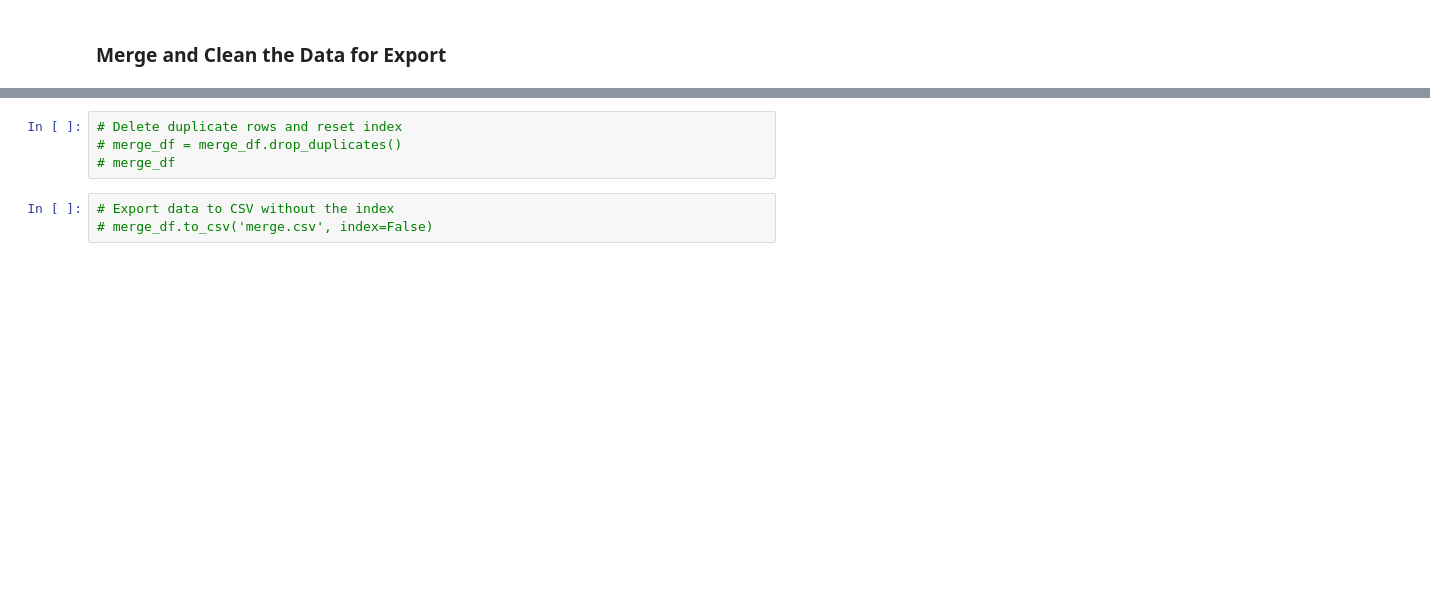
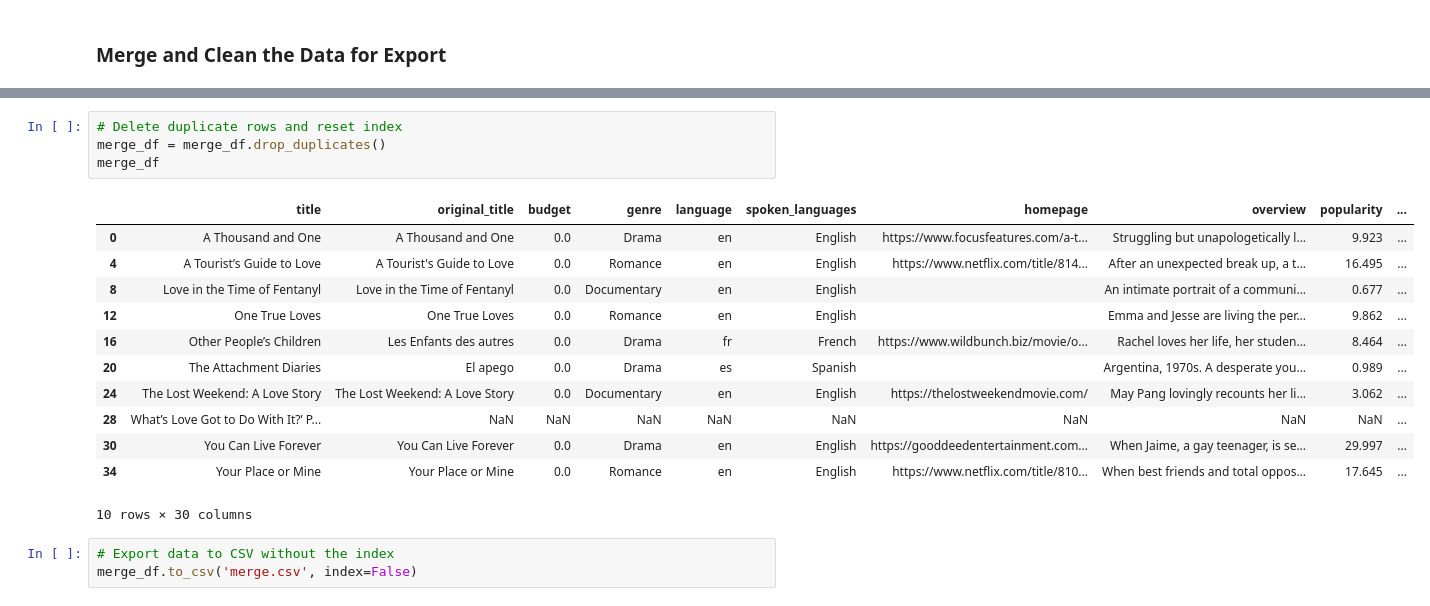
Before and after one commit to chelseyellen/data-sourcing-challenge, a Jupyter notebook: retrieve_movie_data.ipynb, the cells around one changed output, grey strips where cells are left out. Saved outputs shown, nothing was run; the diff lists cells and outputs as text; blank space fills up the shorter version.

```diff
--- a/retrieve_movie_data.ipynb
+++ b/retrieve_movie_data.ipynb
@@ -374,7 +437,20 @@ movie_data_df
 # %%
 # Delete duplicate rows and reset index
-# merge_df = merge_df.drop_duplicates()
-# merge_df
+merge_df = merge_df.drop_duplicates()
+merge_df
+# %% [output]
+|  | title | original_title | budget | genre | language | spoken_languages | homepage | overview | popularity | ... |
+| 0 | A Thousand and One | A Thousand and One | 0.0 | Drama | en | English | https://www.focusfeatures.com/a-t... | Struggling but unapologetically l... | 9.923 | ... |
+| 4 | A Tourist’s Guide to Love | A Tourist's Guide to Love | 0.0 | Romance | en | English | https://www.netflix.com/title/814... | After an unexpected break up, a t... | 16.495 | ... |
+| 8 | Love in the Time of Fentanyl | Love in the Time of Fentanyl | 0.0 | Documentary | en | English |  | An intimate portrait of a communi... | 0.677 | ... |
+| 12 | One True Loves | One True Loves | 0.0 | Romance | en | English |  | Emma and Jesse are living the per... | 9.862 | ... |
+| 16 | Other People’s Children | Les Enfants des autres | 0.0 | Drama | fr | French | https://www.wildbunch.biz/movie/o... | Rachel loves her life, her studen... | 8.464 | ... |
+| 20 | The Attachment Diaries | El apego | 0.0 | Drama | es | Spanish |  | Argentina, 1970s. A desperate you... | 0.989 | ... |
+| 24 | The Lost Weekend: A Love Story | The Lost Weekend: A Love Story | 0.0 | Documentary | en | English | https://thelostweekendmovie.com/ | May Pang lovingly recounts her li... | 3.062 | ... |
+| 28 | What’s Love Got to Do With It?’ P... | NaN | NaN | NaN | NaN | NaN | NaN | NaN | NaN | ... |
+| 30 | You Can Live Forever | You Can Live Forever | 0.0 | Drama | en | English | https://gooddeedentertainment.com... | When Jaime, a gay teenager, is se... | 29.997 | ... |
+| 34 | Your Place or Mine | Your Place or Mine | 0.0 | Romance | en | English | https://www.netflix.com/title/810... | When best friends and total oppos... | 17.645 | ... |
+10 rows × 30 columns
 # %%
 # Export data to CSV without the index
-# merge_df.to_csv('merge.csv', index=False)
+merge_df.to_csv('merge.csv', index=False)
```
Also changed, not shown: parts of 6 cells of this notebook, 1 other file.
